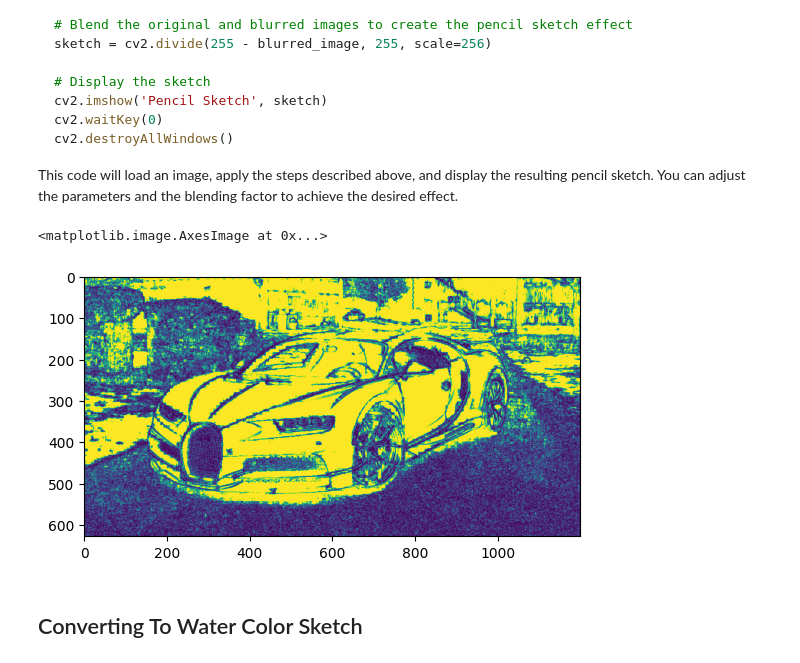
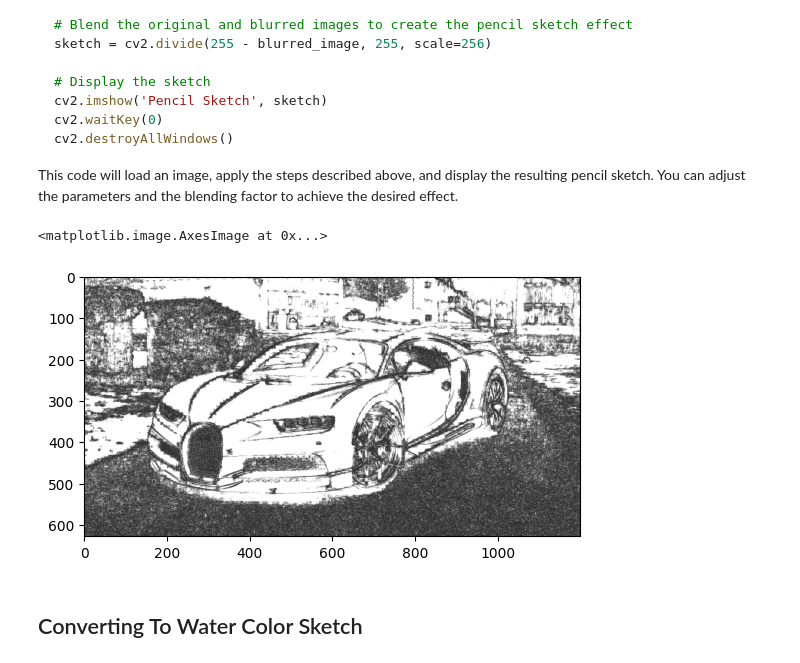
Before and after one commit to Ahmad10Raza/Image_To_Sketch, a Jupyter notebook: Theory.ipynb, the cells around one changed output. Saved outputs shown, nothing was run; the diff lists cells and outputs as text; code cells hidden in the pictures.

```diff
--- a/Theory.ipynb
+++ b/Theory.ipynb
@@ -77,10 +77,11 @@ def convert_to_pencilSketch(input_img):
     return(img_pencil_sketch) #  return the pencil sketch
 # %%
 image=convert_to_pencilSketch(image)
+image=cv2.cvtColor(image, cv2.COLOR_BGR2RGB)
 plt.imshow(image)
 # %% [output]
 <matplotlib.image.AxesImage at 0x...>
-[figure, old version]
+[figure, new version]
 # %% [markdown]
 ## Converting To Water Color Sketch
 # %% [markdown]
```
Also changed, not shown: parts of 1 cell of this notebook, 1 other file.
